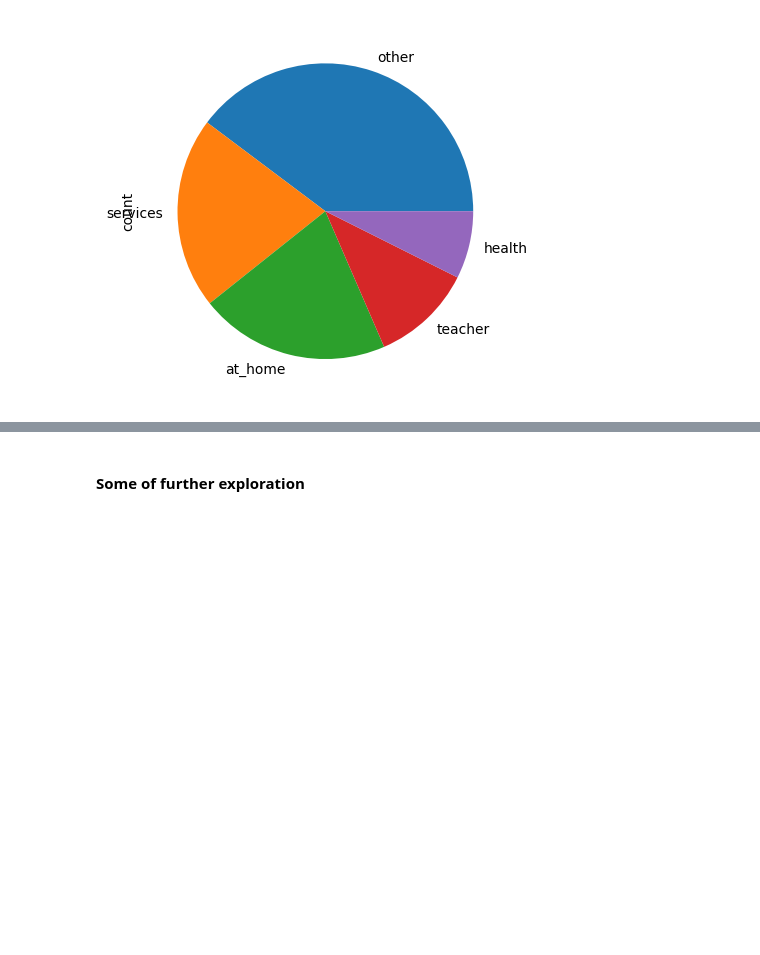
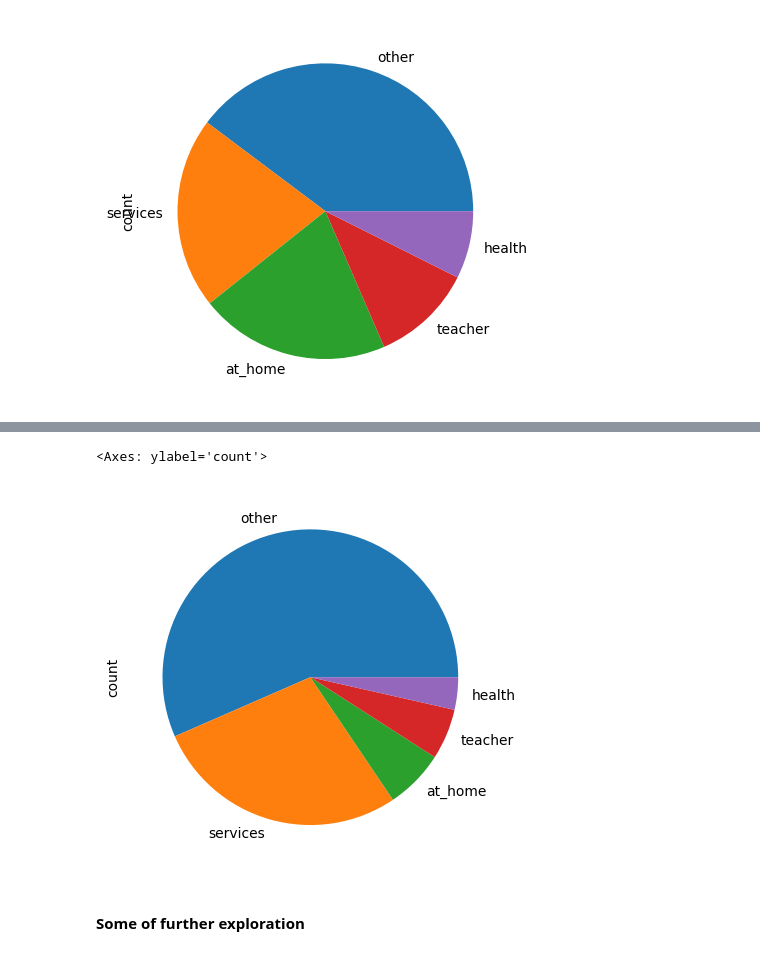
Before and after one commit to 7086600/exploring_student_data, a Jupyter notebook: exploring_student_data.ipynb, the cells around one changed output, grey strips where cells are left out. Drawn from its saved outputs; the diff is of its cells as text; code cells hidden in the pictures; blank space fills up the shorter version.

```diff
--- a/exploring_student_data.ipynb
+++ b/exploring_student_data.ipynb
@@ -168,0 +171,5 @@ mjob_counts.plot.pie()
+# %%
+# printing the number of students who have father with each job type
+fjob_counts = students['Fjob'].value_counts()
+print(f"Number of students with fathers in each job type:")
+fjob_counts
@@ -169,3 +210,9 @@ mjob_counts.plot.pie()
+# %%
+# Create a pie chart of the Mjob
+fjob_counts.plot.pie()
+# %% [output]
+<Axes: ylabel='count'>
+[figure, added]
 # %% [markdown]
 #### Some of further exploration
 # %%
```
Also changed, not shown: parts of 5 cells of this notebook.
